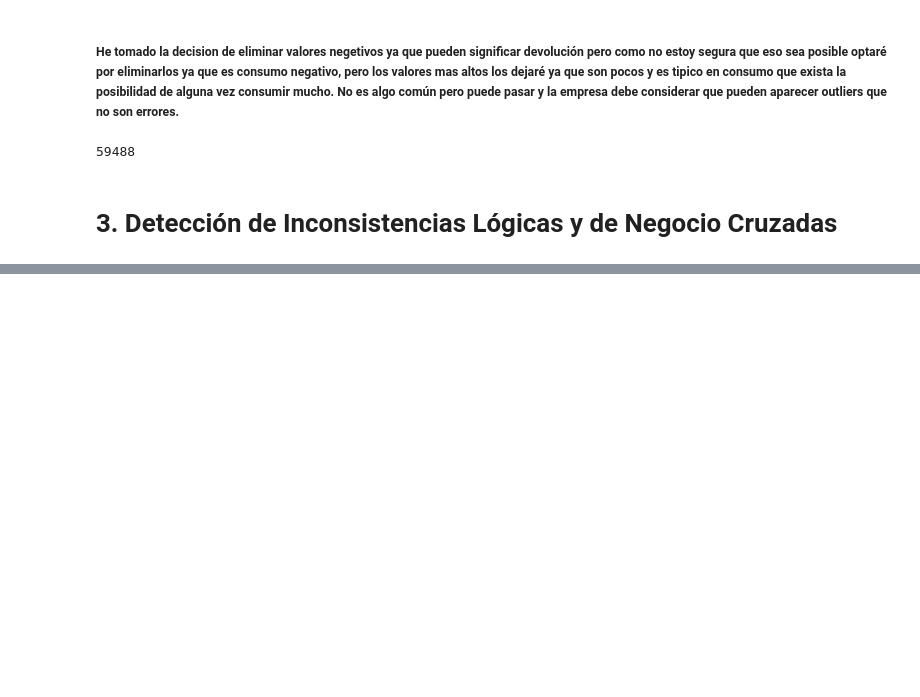
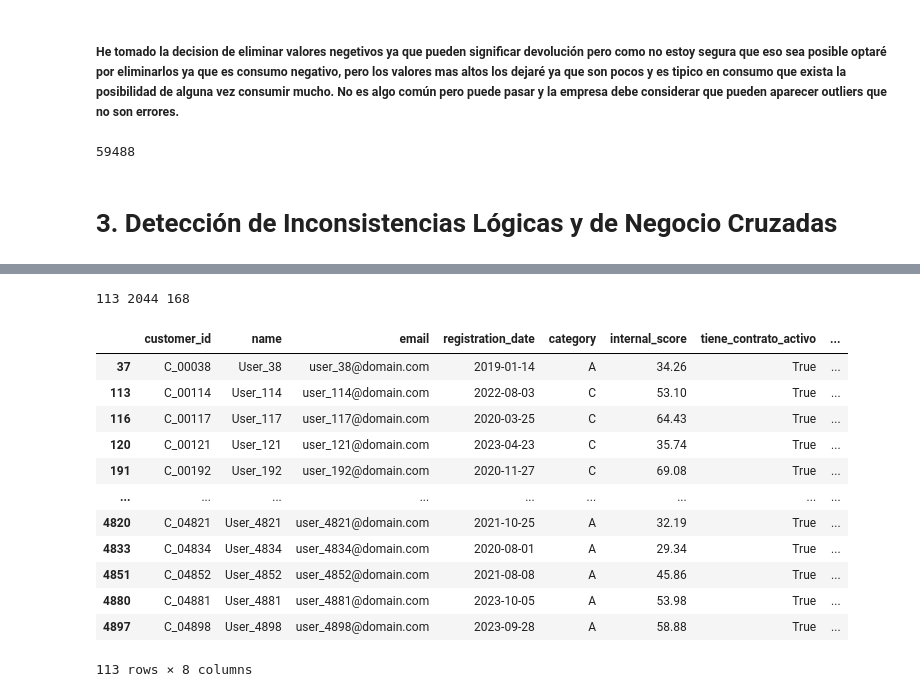
Before and after one commit to PetrongariYanina/ETL-to-MBD, a Jupyter notebook: ETL.ipynb, the cells around one changed output, grey strips where cells are left out. Drawn from its saved outputs; the diff is of its cells as text; code cells hidden in the pictures; blank space fills up the shorter version.

```diff
--- a/ETL.ipynb
+++ b/ETL.ipynb
@@ -81,6 +81,11 @@ dtypes: float64(1), str(5)
  4   location     60000 non-null  str
 dtypes: float64(1), str(4)
 memory usage: 2.3 MB
+# %%
+# columnas del tipo datetime
+customers['registration_date'] = pd.to_datetime(customers['registration_date'])
+contracts['start_date'] = pd.to_datetime(contracts['start_date'])
+usage['timestamp'] = pd.to_datetime(usage['timestamp'])
 # %%
 customer_id_nunique = customers['customer_id'].nunique()
 contracts_id_nunique = contracts['contract_id'].nunique()
@@ -603,0 +640,42 @@ print(len(usage))
+# %%
+# la fecha maxima es 30-12-2024 y de ahi calculo en este caso 90 dias menos.
+fecha_corte = usage['timestamp'].max() - pd.Timedelta(days=90)
+fecha_corte2 = usage['timestamp'].max() - pd.Timedelta(days=30)
+# quienes tienen contratos activos
+contrato_activos = contracts[contracts["status_name"] == "activo"]["customer_id"]
+
+# Obtener la fecha del ultimo uso por cliente
+# merge entre usage y contracts para saber de quién es cada uso, y busco el máximo
+ultimo_uso = usage.merge(contracts[['contract_id', 'customer_id']], on='contract_id').groupby('customer_id')['timestamp'].max()
+
+# Aplicar todo a la tabla customers
+df_clientes_sin_actividad = customers.copy()
+df_clientes_sin_actividad['tiene_contrato_activo'] = df_clientes_sin_actividad['customer_id'].isin(contrato_activos)
+df_clientes_sin_actividad['ultimo_uso'] = df_clientes_sin_actividad['customer_id'].map(ultimo_uso) #busca del customer_id el ultimo_uso y lo trae (1:1)
+
+# Filtrar los clientes que están "En Riesgo" (tienen contrato activo y sin uso reciente 90 dias sin uso)
+en_riesgo = df_clientes_sin_actividad[
+    (df_clientes_sin_actividad['tiene_contrato_activo']) & (df_clientes_sin_actividad['ultimo_uso'] < fecha_corte)
+]
+#Clientes que no tienen contrato activo
+clientes_sin_contrato_activo = df_clientes_sin_actividad[~df_clientes_sin_actividad['tiene_contrato_activo']]
+
+clientes_sin_contrato_activo_en_riesgo = clientes_sin_contrato_activo[clientes_sin_contrato_activo['ultimo_uso'] < fecha_corte2]
+
+print(len(en_riesgo), len(clientes_sin_contrato_activo), len(clientes_sin_contrato_activo_en_riesgo))
+en_riesgo
+# %% [output]
+113 2044 168
+|  | customer_id | name | email | registration_date | category | internal_score | tiene_contrato_activo | ... |
+| 37 | C_00038 | User_38 | user_38@domain.com | 2019-01-14 | A | 34.26 | True | ... |
+| 113 | C_00114 | User_114 | user_114@domain.com | 2022-08-03 | C | 53.10 | True | ... |
+| 116 | C_00117 | User_117 | user_117@domain.com | 2020-03-25 | C | 64.43 | True | ... |
+| 120 | C_00121 | User_121 | user_121@domain.com | 2023-04-23 | C | 35.74 | True | ... |
+| 191 | C_00192 | User_192 | user_192@domain.com | 2020-11-27 | C | 69.08 | True | ... |
+| ... | ... | ... | ... | ... | ... | ... | ... | ... |
+| 4820 | C_04821 | User_4821 | user_4821@domain.com | 2021-10-25 | A | 32.19 | True | ... |
+| 4833 | C_04834 | User_4834 | user_4834@domain.com | 2020-08-01 | A | 29.34 | True | ... |
+| 4851 | C_04852 | User_4852 | user_4852@domain.com | 2021-08-08 | A | 45.86 | True | ... |
+| 4880 | C_04881 | User_4881 | user_4881@domain.com | 2023-10-05 | A | 53.98 | True | ... |
+| 4897 | C_04898 | User_4898 | user_4898@domain.com | 2023-09-28 | A | 58.88 | True | ... |
+113 rows × 8 columns
```
Also changed, not shown: parts of 24 cells of this notebook.
